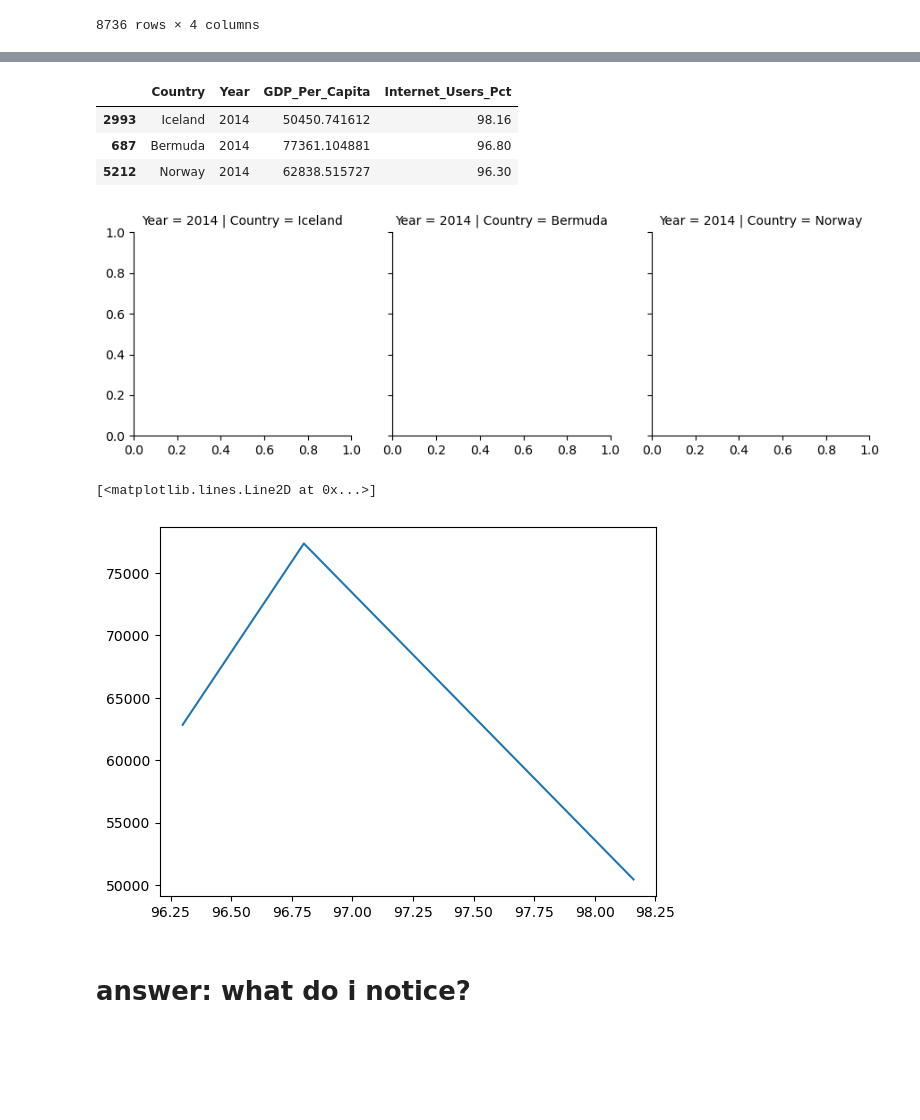
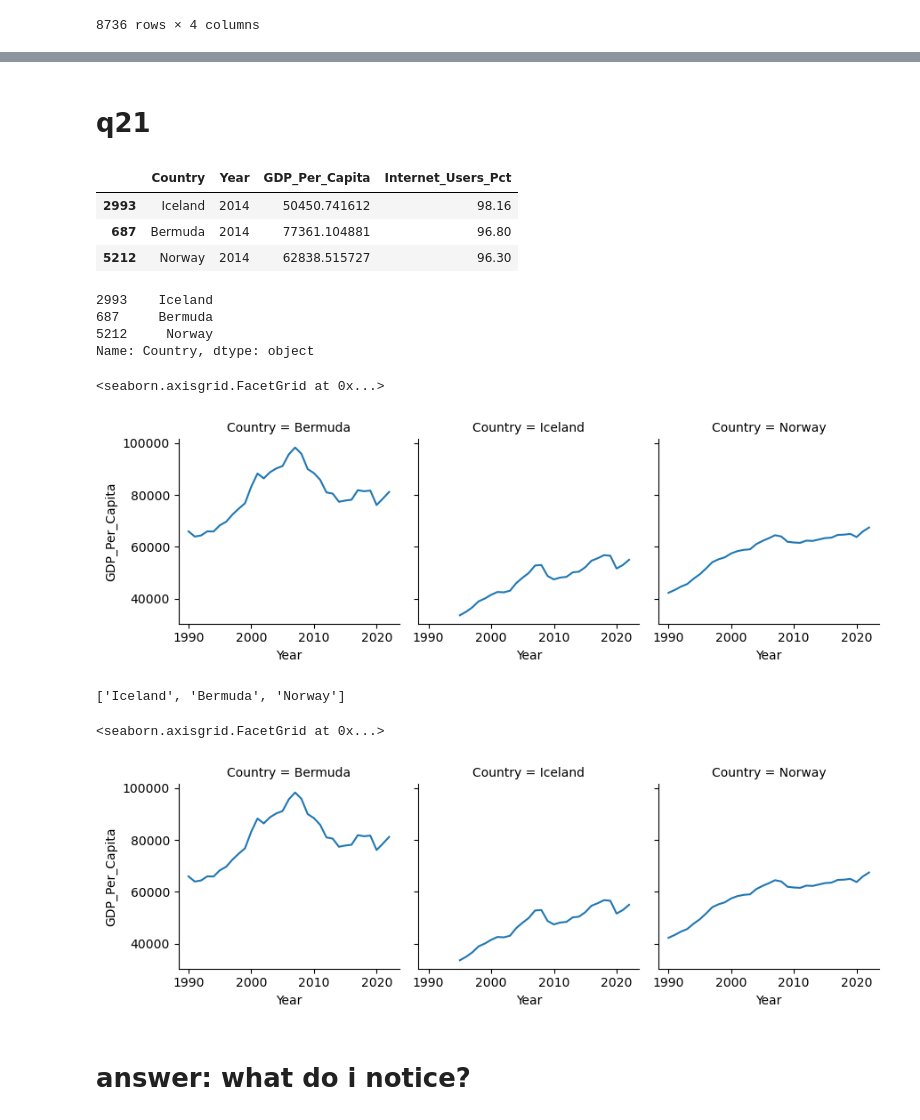
Before and after one commit to NSS-Data-Analytics-Cohort-11/undata-Berat-rex, a Jupyter notebook: notebook/UN_data_analysis_DA11.ipynb, the cells around one changed output, grey strips where cells are left out. Cells and saved outputs as stored; diff of their text form; code cells hidden in the pictures; blank space fills up the shorter version.

```diff
--- a/notebook/UN_data_analysis_DA11.ipynb
+++ b/notebook/UN_data_analysis_DA11.ipynb
@@ -562,3 +1072,5 @@ gdp_and_internet_use
+# %% [markdown]
+# q21
 # %%
 gdp_int_2014 = gdp_and_internet_use[gdp_and_internet_use.Year == 2014].sort_values(['Internet_Users_Pct'], ascending = False).head(3)
 # %%
@@ -568,12 +1080,19 @@ gdp_int_2014
 | 2993 | Iceland | 2014 | 50450.741612 | 98.16 |
 | 687 | Bermuda | 2014 | 77361.104881 | 96.80 |
 | 5212 | Norway | 2014 | 62838.515727 | 96.30 |
+# %%
+gdp_int_2014 = gdp_and_internet_use[gdp_and_internet_use.Year == 2014].sort_values(['Internet_Users_Pct'], ascending = False).head(3)['Country']
+# if  you want to isolate the ['Country'] column, you must call it towards the end of your code. that way you can plot it correctly.
+# %%
+gdp_int_2014
+# %% [output]
+2993    Iceland
+687     Bermuda
+5212     Norway
+Name: Country, dtype: object
 # %%
-g = sns.FacetGrid(gdp_int_2014, col = 'Country', row = 'Year')
+g = sns.FacetGrid(data = gdp_and_internet_use[gdp_and_internet_use['Country'].isin(gdp_int_2014)], col = 'Country')
+g.map(sns.lineplot, 'Year', 'GDP_Per_Capita')
 # %% [output]
+<seaborn.axisgrid.FacetGrid at 0x...>
-[figure, old version]
+[figure, new version]
-# %%
-plt.plot(gdp_int_2014['Internet_Users_Pct'], gdp_int_2014['GDP_Per_Capita'])
-# %% [output]
-[<matplotlib.lines.Line2D at 0x...>]
-[figure, removed]
@@ -580,3 +1103,13 @@ plt.plot(gdp_int_2014['Internet_Users_Pct'], gdp_int_2014['GDP_Per_Capita'])
+# %%
+countries
+# %% [output]
+['Iceland', 'Bermuda', 'Norway']
+# %%
+g = sns.FacetGrid(data = gdp_and_internet_use[gdp_and_internet_use['Country'].isin(countries)], col = 'Country')
+g.map(sns.lineplot, 'Year', 'GDP_Per_Capita')
+# %% [output]
+<seaborn.axisgrid.FacetGrid at 0x...>
+[figure, added]
 # %% [markdown]
 # answer: what do i notice?
 # %% [markdown]
```
Also changed, not shown: parts of 80 cells of this notebook.
